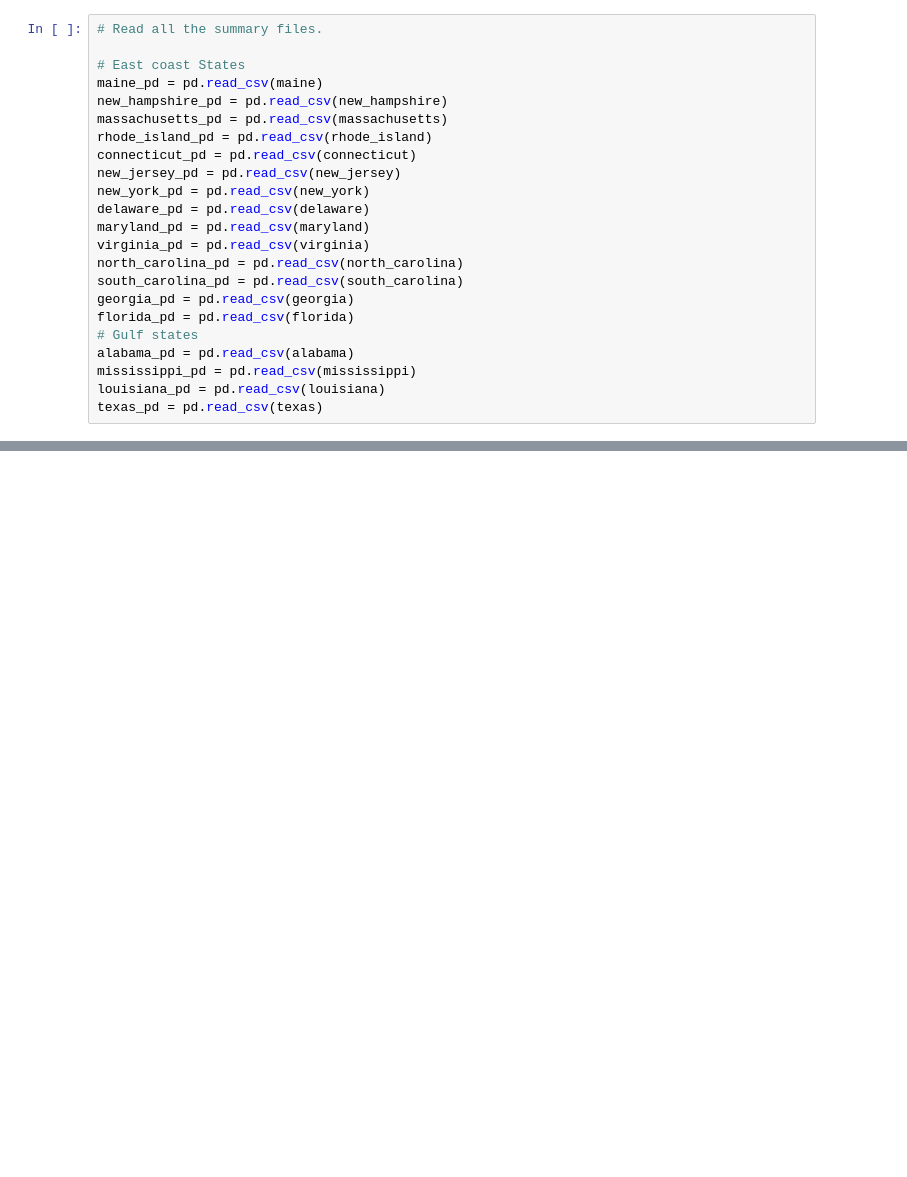
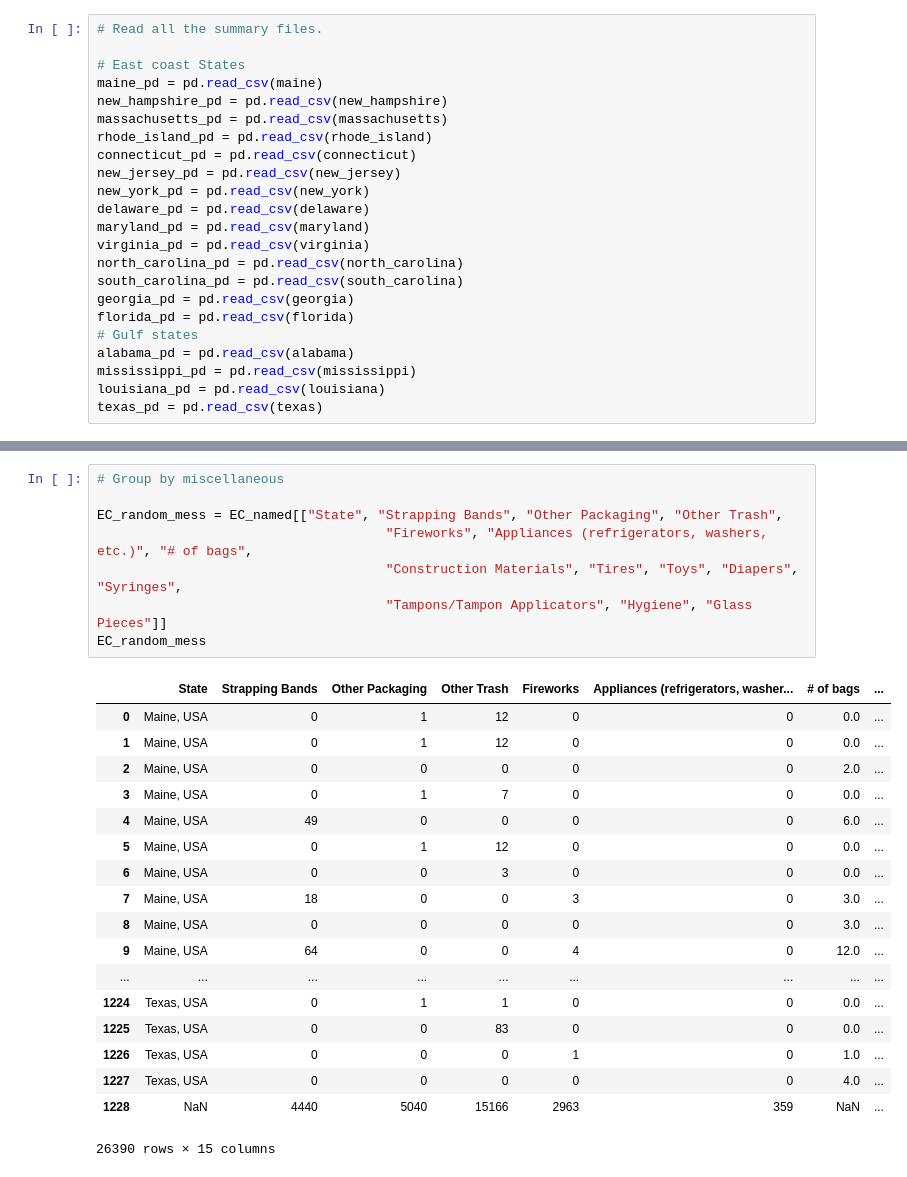
Before and after one commit to deirdrebclark/Project1, a Jupyter notebook: East_Coast_Summary.ipynb, the cells around one changed output, grey strips where cells are left out. Saved outputs shown, nothing was run; the diff lists cells and outputs as text; blank space fills up the shorter version.

```diff
--- a/East_Coast_Summary.ipynb
+++ b/East_Coast_Summary.ipynb
@@ -75,0 +337,27 @@ east_coast.drop('Cleanup ID', 'Zone', 'Country', '')
+# %%
+# Group by miscellaneous
+
+EC_random_mess = EC_named[["State", "Strapping Bands", "Other Packaging", "Other Trash",
+                                     "Fireworks", "Appliances (refrigerators, washers, etc.)", "# of bags",
+                                     "Construction Materials", "Tires", "Toys", "Diapers", "Syringes",
+                                     "Tampons/Tampon Applicators", "Hygiene", "Glass Pieces"]]
+EC_random_mess
+# %% [output]
+|  | State | Strapping Bands | Other Packaging | Other Trash | Fireworks | Appliances (refrigerators, washer... | # of bags | ... |
+| 0 | Maine, USA | 0 | 1 | 12 | 0 | 0 | 0.0 | ... |
+| 1 | Maine, USA | 0 | 1 | 12 | 0 | 0 | 0.0 | ... |
+| 2 | Maine, USA | 0 | 0 | 0 | 0 | 0 | 2.0 | ... |
+| 3 | Maine, USA | 0 | 1 | 7 | 0 | 0 | 0.0 | ... |
+| 4 | Maine, USA | 49 | 0 | 0 | 0 | 0 | 6.0 | ... |
+| 5 | Maine, USA | 0 | 1 | 12 | 0 | 0 | 0.0 | ... |
+| 6 | Maine, USA | 0 | 0 | 3 | 0 | 0 | 0.0 | ... |
+| 7 | Maine, USA | 18 | 0 | 0 | 3 | 0 | 3.0 | ... |
+| 8 | Maine, USA | 0 | 0 | 0 | 0 | 0 | 3.0 | ... |
+| 9 | Maine, USA | 64 | 0 | 0 | 4 | 0 | 12.0 | ... |
+| ... | ... | ... | ... | ... | ... | ... | ... | ... |
+| 1224 | Texas, USA | 0 | 1 | 1 | 0 | 0 | 0.0 | ... |
+| 1225 | Texas, USA | 0 | 0 | 83 | 0 | 0 | 0.0 | ... |
+| 1226 | Texas, USA | 0 | 0 | 0 | 1 | 0 | 1.0 | ... |
+| 1227 | Texas, USA | 0 | 0 | 0 | 0 | 0 | 4.0 | ... |
+| 1228 | NaN | 4440 | 5040 | 15166 | 2963 | 359 | NaN | ... |
+26390 rows × 15 columns
```
Also changed, not shown: parts of 25 cells of this notebook.
